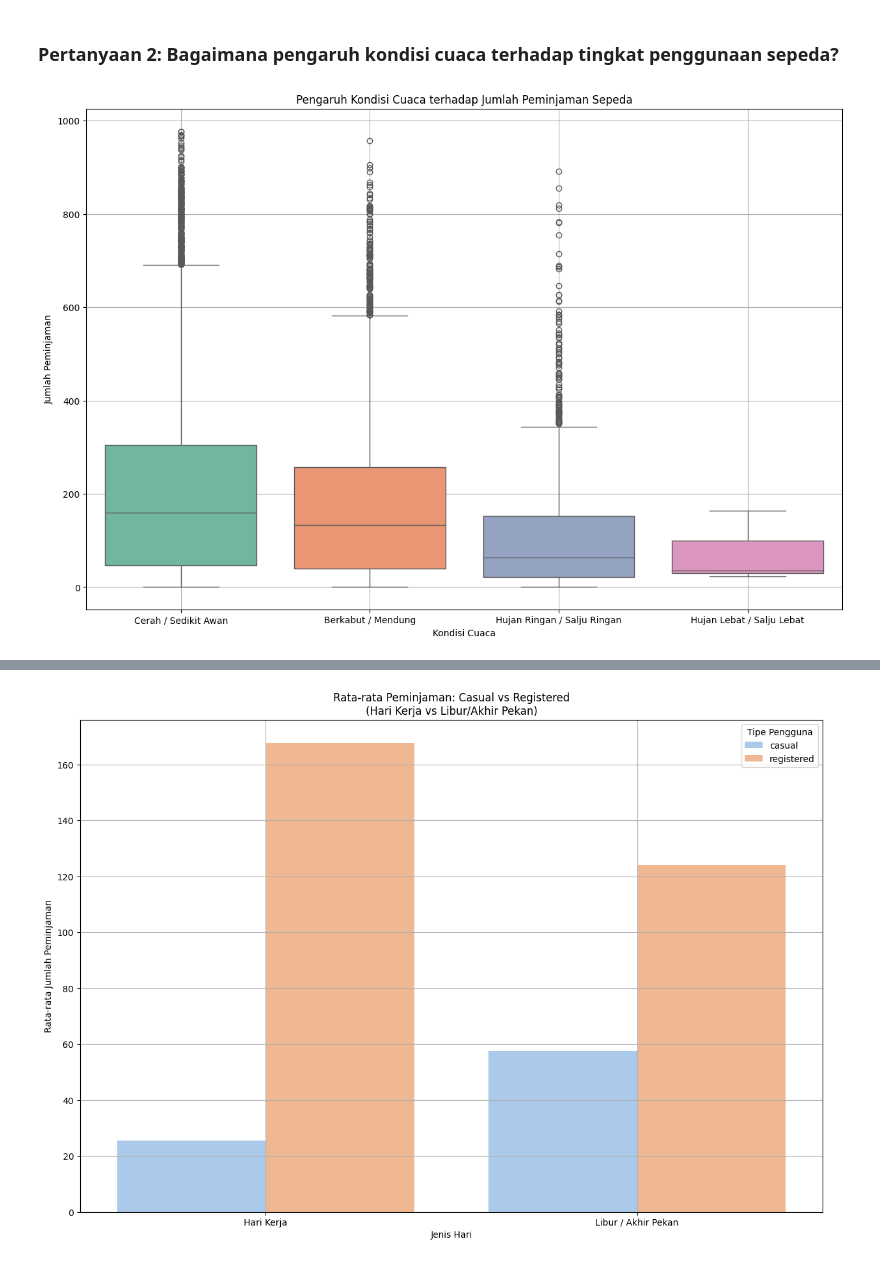
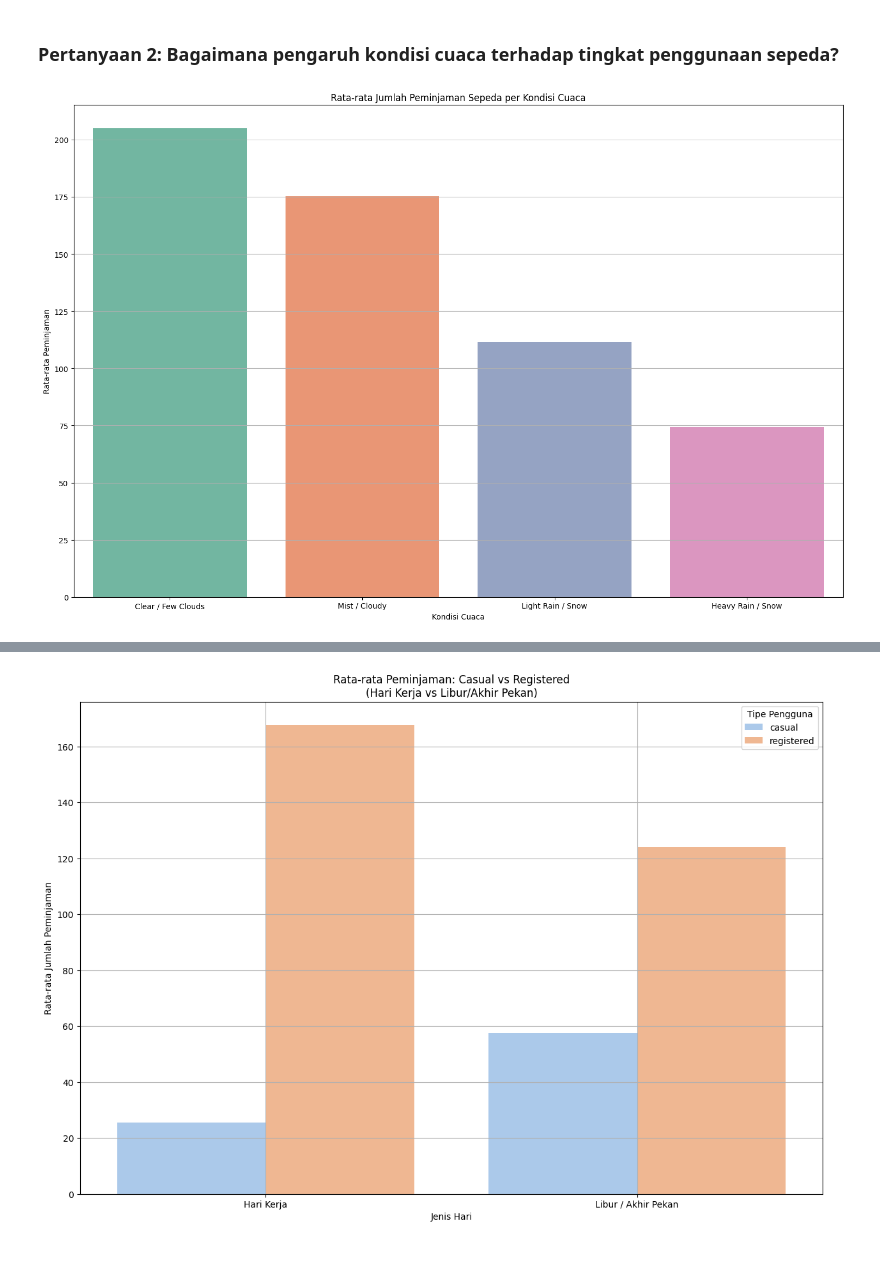
Before and after one commit to alandhar/dashbaord-bike_sharing, a Jupyter notebook: notebook.ipynb, the cells around one changed output, grey strips where cells are left out. Cells and saved outputs as stored; diff of their text form; code cells hidden in the pictures.

```diff
--- a/notebook.ipynb
+++ b/notebook.ipynb
@@ -21,7 +21,7 @@ import seaborn as sns
 ### Gathering Data
 # %%
 day = pd.read_csv("./data/day.csv")
-hour = pd.read_csv(f"{path}/hour.csv")
+hour = pd.read_csv("./data/hour.csv")
 # %%
 day.head()
 # %% [output]
@@ -360,21 +364,16 @@ plt.show()
 # %% [markdown]
 ### Pertanyaan 2: Bagaimana pengaruh kondisi cuaca terhadap tingkat penggunaan sepeda?
 # %%
-weather_mapping = {
-    1: 'Cerah / Sedikit Awan',
-    2: 'Berkabut / Mendung',
-    3: 'Hujan Ringan / Salju Ringan',
-    4: 'Hujan Lebat / Salju Lebat'
-}
-hour_weather = hour.copy()
-hour_weather['weathersit'] = hour_weather['weathersit'].map(weather_mapping)
+weather_avg = hour.groupby('weathersit')['cnt'].mean().reset_index()
+weather_avg = weather_avg.sort_values(by='cnt', ascending=False)
 
 plt.figure(figsize=(15, 10))
-sns.boxplot(x='weathersit', y='cnt', data=hour_weather, hue='weathersit', legend=False, palette='Set2')
-plt.title('Pengaruh Kondisi Cuaca terhadap Jumlah Peminjaman Sepeda')
+sns.barplot(x='weathersit', y='cnt', data=weather_avg, hue='weathersit', legend=False, palette='Set2')
+plt.title('Rata-rata Jumlah Peminjaman Sepeda per Kondisi Cuaca')
 plt.xlabel('Kondisi Cuaca')
-plt.ylabel('Jumlah Peminjaman')
-plt.grid(True)
+plt.ylabel('Rata-rata Peminjaman')
+plt.grid(axis='y')
+plt.tight_layout()
 plt.show()
 # %% [output]
-[figure, old version]
+[figure, new version]
```
Also changed, not shown: parts of 18 cells of this notebook, 1 other file.
